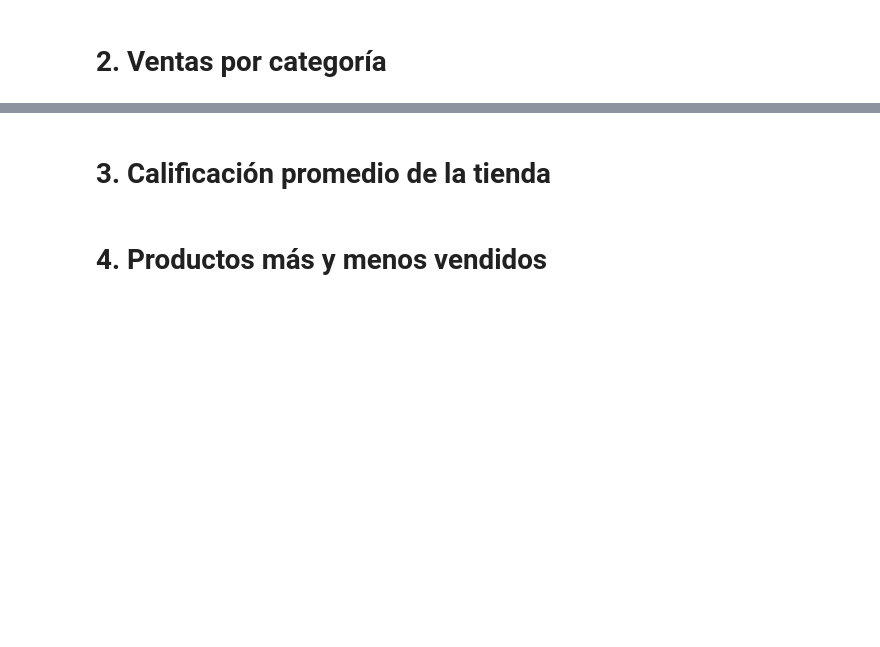
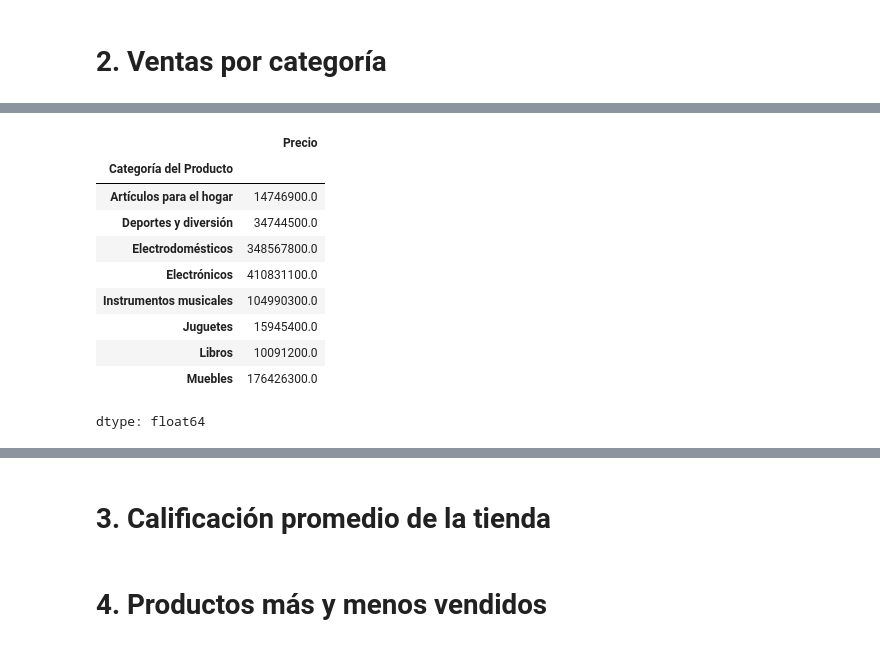
Before and after one commit to Gaby46Pe/AprendiendoGit, a Jupyter notebook: AluraStoreLatam.ipynb, the cells around one changed output, grey strips where cells are left out. Saved outputs shown, nothing was run; the diff lists cells and outputs as text; code cells hidden in the pictures; blank space fills up the shorter version.

```diff
--- a/AluraStoreLatam.ipynb
+++ b/AluraStoreLatam.ipynb
@@ -249,0 +271,14 @@ np.float64(1038375700.0)
+# %%
+tienda2.groupby('Categoría del Producto')['Precio'].sum()
+# %% [output]
+|  | Precio |
+| Categoría del Producto |  |
+| Artículos para el hogar | 14746900.0 |
+| Deportes y diversión | 34744500.0 |
+| Electrodomésticos | 348567800.0 |
+| Electrónicos | 410831100.0 |
+| Instrumentos musicales | 104990300.0 |
+| Juguetes | 15945400.0 |
+| Libros | 10091200.0 |
+| Muebles | 176426300.0 |
+dtype: float64
```
Also changed, not shown: parts of 6 cells of this notebook.
